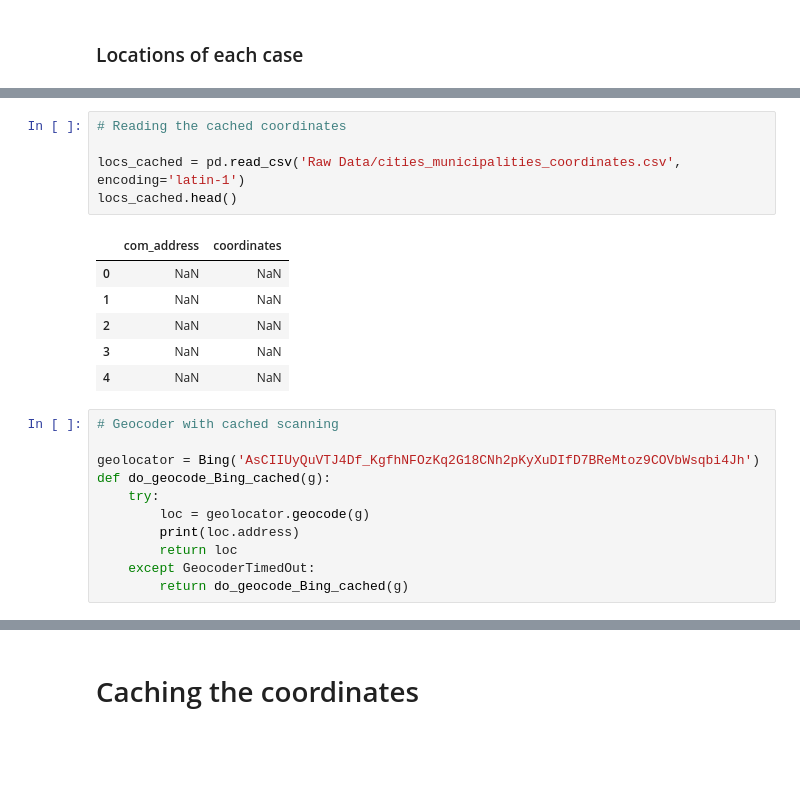
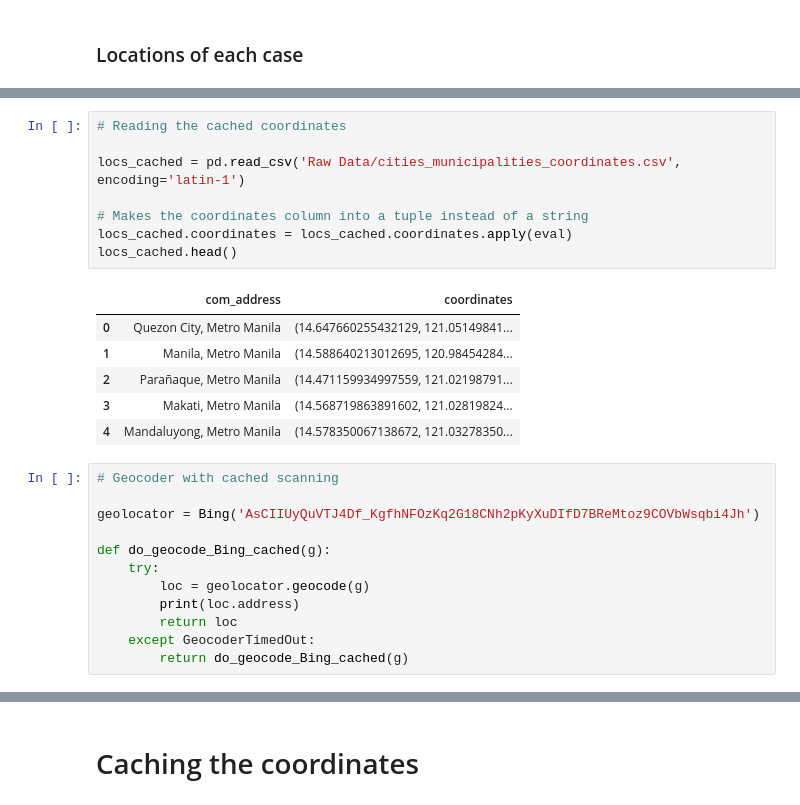
Before and after one commit to ValAnthonyB/COVID19_PH_Project, a Jupyter notebook: data_from_DOH_gsheets.ipynb, the cells around one changed output, grey strips where cells are left out. Saved outputs shown, nothing was run; the diff lists cells and outputs as text; blank space fills up the shorter version.

```diff
--- a/data_from_DOH_gsheets.ipynb
+++ b/data_from_DOH_gsheets.ipynb
@@ -816,19 +798,23 @@ with pd.option_context('display.max_rows', None, 'display.max_columns', None):
 # %%
 # Reading the cached coordinates
 
 locs_cached = pd.read_csv('Raw Data/cities_municipalities_coordinates.csv', encoding='latin-1')
+
+# Makes the coordinates column into a tuple instead of a string
+locs_cached.coordinates = locs_cached.coordinates.apply(eval)
 locs_cached.head()
 # %% [output]
 |  | com_address | coordinates |
-| 0 | NaN | NaN |
-| 1 | NaN | NaN |
-| 2 | NaN | NaN |
-| 3 | NaN | NaN |
-| 4 | NaN | NaN |
+| 0 | Quezon City, Metro Manila | (14.647660255432129, 121.05149841... |
+| 1 | Manila, Metro Manila | (14.588640213012695, 120.98454284... |
+| 2 | Parañaque, Metro Manila | (14.471159934997559, 121.02198791... |
+| 3 | Makati, Metro Manila | (14.568719863891602, 121.02819824... |
+| 4 | Mandaluyong, Metro Manila | (14.578350067138672, 121.03278350... |
 # %%
 # Geocoder with cached scanning
 
 geolocator = Bing('AsCIIUyQuVTJ4Df_KgfhNFOzKq2G18CNh2pKyXuDIfD7BReMtoz9COVbWsqbi4Jh')
+
 def do_geocode_Bing_cached(g):
     try:
         loc = geolocator.geocode(g)
```
Also changed, not shown: parts of 20 cells of this notebook, 14 other files.
